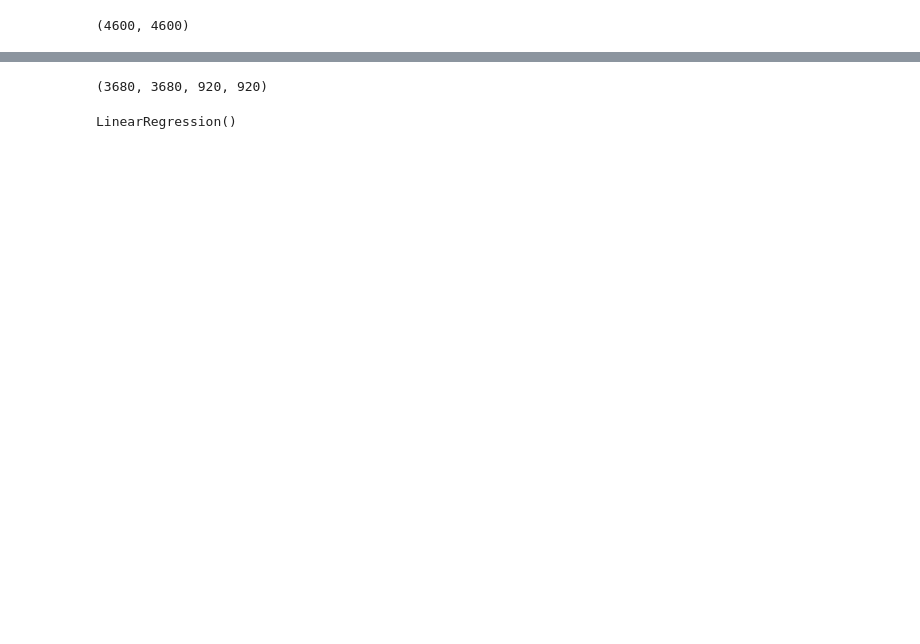
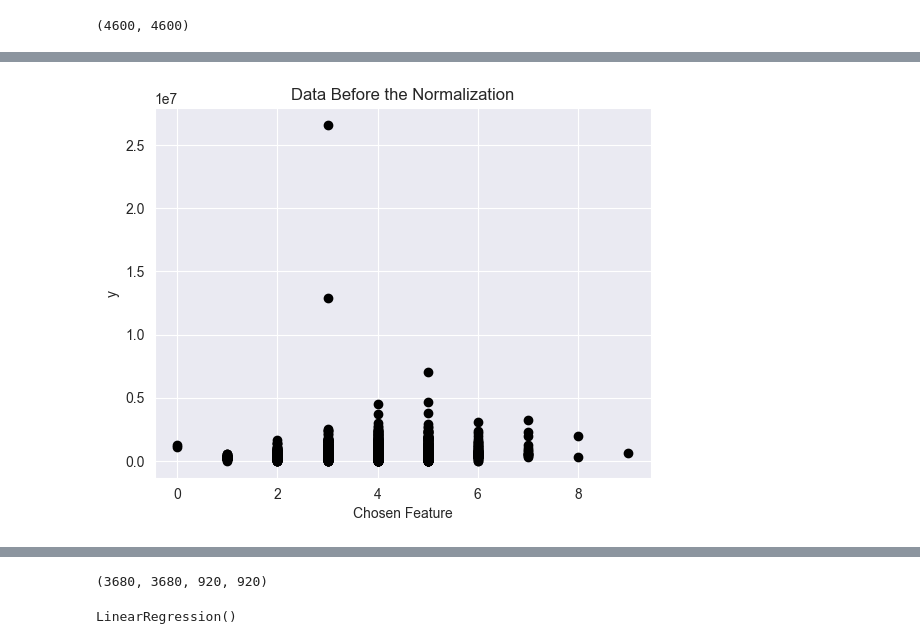
Before and after one commit to mhamzaraheel/mlTask, a Jupyter notebook: Month#1/Week#3/1#Monday/Multi_Linear_Regression.ipynb, the cells around one changed output, grey strips where cells are left out. Saved outputs shown, nothing was run; the diff lists cells and outputs as text; code cells hidden in the pictures; blank space fills up the shorter version.

```diff
--- a/Month#1/Week#3/1#Monday/Multi_Linear_Regression.ipynb
+++ b/Month#1/Week#3/1#Monday/Multi_Linear_Regression.ipynb
@@ -124,15 +135,17 @@ len(x), len(y)
 # %%
-# # Columns which you want to show on the graph
-# chosen_feature_index = 0
+# Columns which you want to show on the graph
+chosen_feature_index = 0
 # %%
-# # Choose a specific feature from x data  (e.g., the first feature)
-# chosen_feature = x.iloc[:, chosen_feature_index]
-#
-# plt.scatter(chosen_feature, y, color='black')
-# plt.xlabel('Chosen Feature')
-# plt.ylabel('y')
-# plt.title('Data Before the Normalization')
-# plt.show()
+# Choose a specific feature from x data  (e.g., the first feature)
+chosen_feature = x.iloc[:, chosen_feature_index]
+
+plt.scatter(chosen_feature, y, color='black')
+plt.xlabel('Chosen Feature')
+plt.ylabel('y')
+plt.title('Data Before the Normalization')
+plt.show()
+# %% [output]
+[figure, added]
 # %%
 # standardize/ Normalize the data
 scaler = StandardScaler()
```
Also changed, not shown: parts of 17 cells of this notebook, 5 other files.
